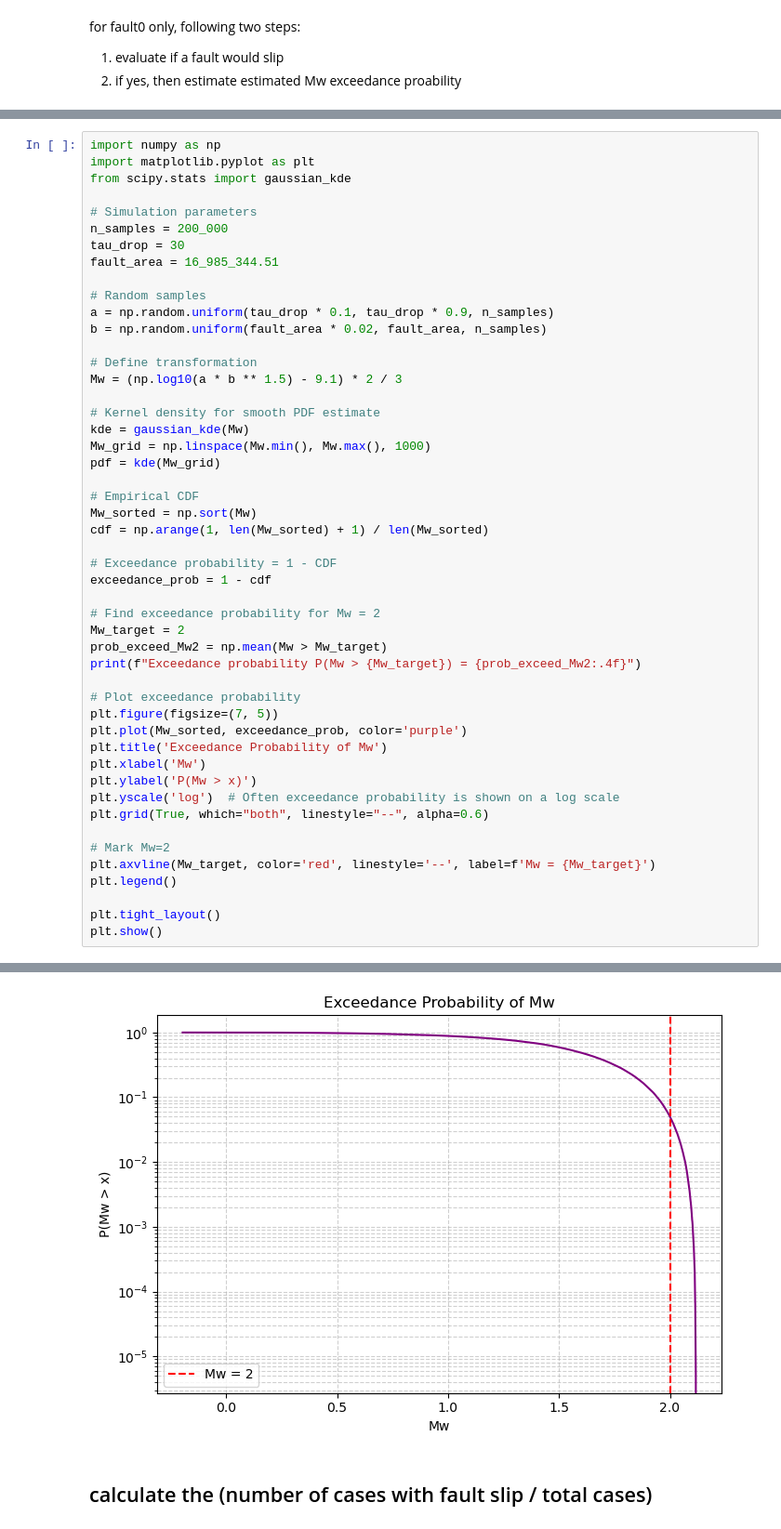
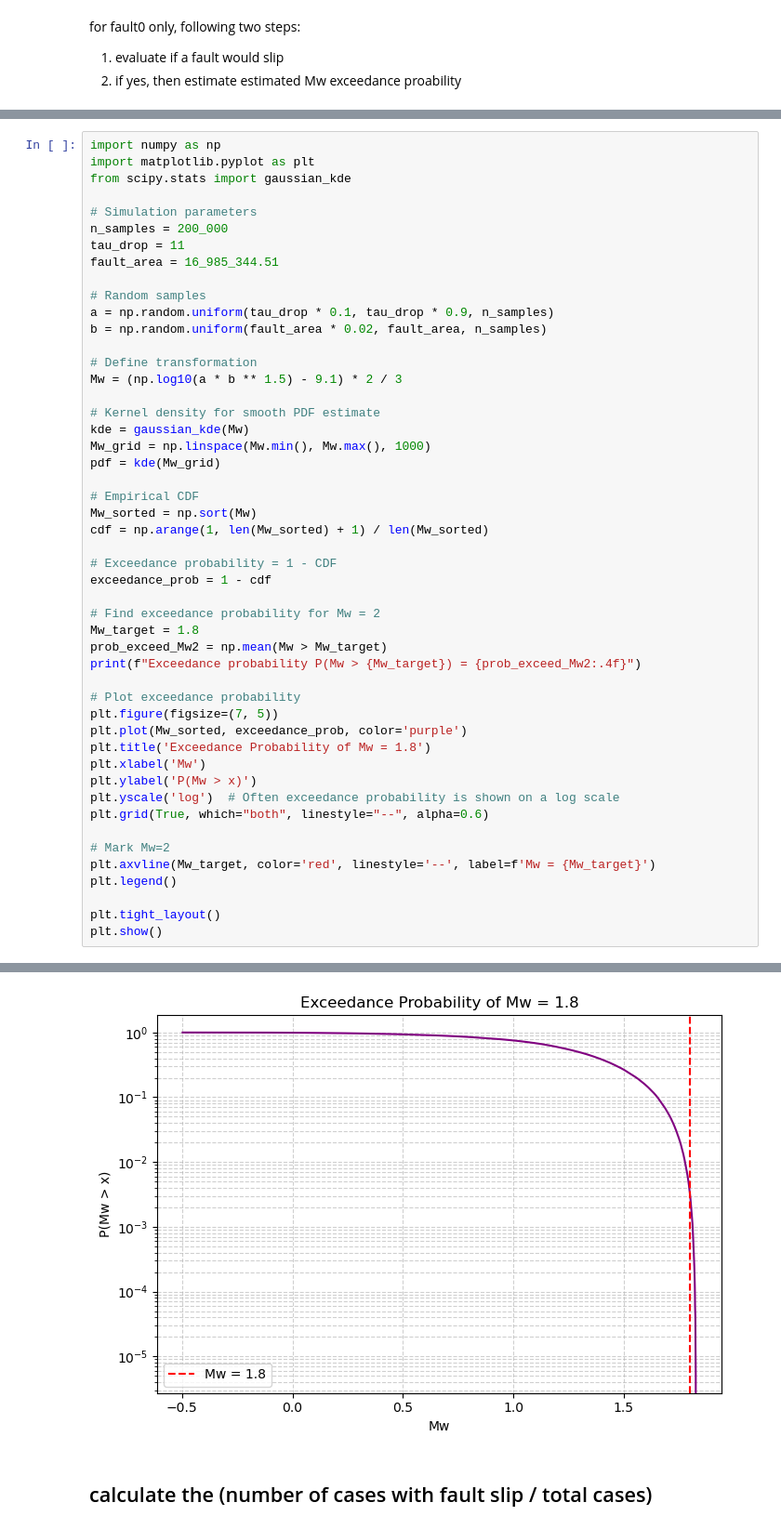
Before and after one commit to JihuiDing/postCMGsim, a Jupyter notebook: nb3-2_FSA_stress_based.ipynb, the cells around one changed output, grey strips where cells are left out. Shown at 93% size. Drawn from its saved outputs; the diff is of its cells as text.

```diff
--- a/nb3-2_FSA_stress_based.ipynb
+++ b/nb3-2_FSA_stress_based.ipynb
@@ -236,7 +286,7 @@ from scipy.stats import gaussian_kde
 
 # Simulation parameters
 n_samples = 200_000
-tau_drop = 30
+tau_drop = 11
 fault_area = 16_985_344.51
 
 # Random samples
@@ -259,14 +309,14 @@ cdf = np.arange(1, len(Mw_sorted) + 1) / len(Mw_sorted)
 exceedance_prob = 1 - cdf
 
 # Find exceedance probability for Mw = 2
-Mw_target = 2
+Mw_target = 1.8
 prob_exceed_Mw2 = np.mean(Mw > Mw_target)
 print(f"Exceedance probability P(Mw > {Mw_target}) = {prob_exceed_Mw2:.4f}")
 
 # Plot exceedance probability
 plt.figure(figsize=(7, 5))
 plt.plot(Mw_sorted, exceedance_prob, color='purple')
-plt.title('Exceedance Probability of Mw')
+plt.title('Exceedance Probability of Mw = 1.8')
 plt.xlabel('Mw')
 plt.ylabel('P(Mw > x)')
 plt.yscale('log')  # Often exceedance probability is shown on a log scale
@@ -283,4 +333,4 @@ Exceedance probability P(Mw > 2) = 0.0501
-[figure, old version]
+[figure, new version]
 # %% [markdown]
 ## calculate the (number of cases with fault slip / total cases)
 # %%
```
Also changed, not shown: parts of 7 cells of this notebook, 1 other file.
